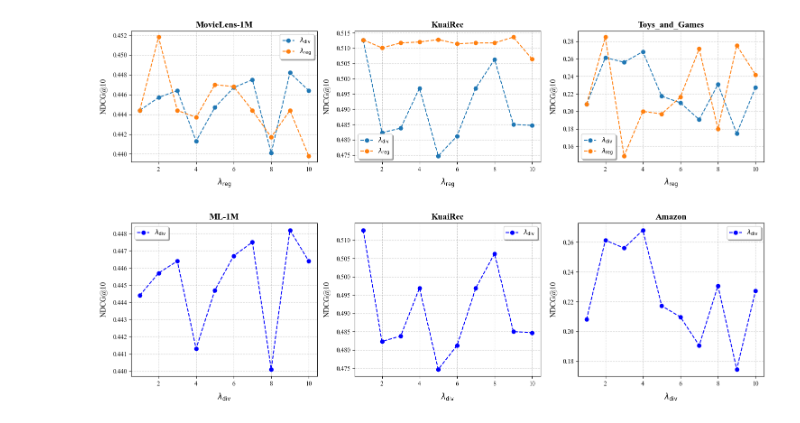
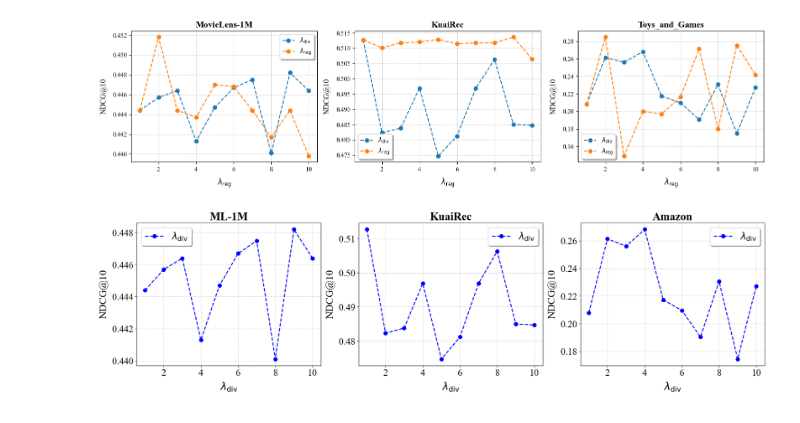
Before and after one commit to NoyeArk/graduation_design, a Jupyter notebook: ipynb/hyperparameter_draw.ipynb, the cells around one changed output. Saved outputs shown, nothing was run; the diff lists cells and outputs as text; code cells hidden in the pictures.

```diff
--- a/ipynb/hyperparameter_draw.ipynb
+++ b/ipynb/hyperparameter_draw.ipynb
@@ -87,38 +87,41 @@ data_names = ['MovieLens-1M', "KuaiRec", "Toys_and_Games"]
 figure_name = ['ML-1M', 'KuaiRec', 'Amazon']
 types = ["div", 'reg']
 
 # 定义颜色
 type_colors = {"div": "blue", "reg": "red"}
 
-plt.figure(figsize=(15, 8))  # 调整图表整体大小
+plt.figure(figsize=(20, 10))  # 调整图表整体大小
 
 for row, t in enumerate(types):  # 遍历每种类型
+    if t == "reg":
+        continue
     for col, data_name in enumerate(data_names):  # 遍历每个数据集
         best_performances = []
         checkpoint_dirs = [f"{base_path}{data_name}/{t}/ckpt_new_ensrec_{t}{i}_{data_name}" for i in range(1, 11)]
 
         for checkpoint_dir in checkpoint_dirs:
             files = []
             for filename in os.listdir(checkpoint_dir):
                 filename = filename.split('_')
                 files.append((int(filename[0][5:]), float(filename[1][:-4])))
             files.sort()
             epochs, ndcgs = zip(*files)
             best_performance = max(ndcgs)
             best_performances.append(best_performance)
 
         # 设置子图位置：第一行是 type="div"，第二行是 type="reg"
         plt.subplot(2, len(data_names), row * len(data_names) + col + 1)
-        plt.plot(range(1, 11), best_performances[-10:], marker='o', markersize=6, label=f"$\\lambda_{{\\mathrm{{{t}}}}}$", linestyle='--', linewidth=1.5, color=type_colors[t])
-        plt.title(figure_name[col], fontsize=14, fontweight='bold')  # 设置标题字体大小和加粗
-        plt.xlabel(f"$\\lambda_{{\\mathrm{{{t}}}}}$", fontsize=12, labelpad=8)  # 使用通用标签
-        plt.ylabel('NDCG@10', fontsize=12, labelpad=8)
+        plt.plot(range(1, 11), best_performances[-10:], marker='o', markersize=8, label=f"$\\lambda_{{\\mathrm{{{t}}}}}$", linestyle='--', linewidth=2, color=type_colors[t])
+        plt.title(figure_name[col], fontsize=24, fontweight='bold')  # 设置标题字体大小和加粗
+        plt.xlabel(f"$\\lambda_{{\\mathrm{{{t}}}}}$", fontsize=22, labelpad=8)  # 使用通用标签
+        plt.ylabel('NDCG@10', fontsize=22, labelpad=8)
+        plt.tick_params(axis='x', labelsize=20)  # x轴坐标数字
+        plt.tick_params(axis='y', labelsize=20)  # y轴坐标数字
         plt.grid(alpha=0.6, linestyle='--')  # 设置网格线透明度和样式
-        plt.legend(fontsize=10, loc='best', frameon=True, shadow=True)  # 美化图例
-    break
+        plt.legend(fontsize=20, loc='best', frameon=True, shadow=True)  # 美化图例
 
 # 调整整体布局
 plt.tight_layout()
 plt.show()
 # %% [output]
-[figure, old version]
+[figure, new version]
```
Also changed, not shown: 5 other files.
